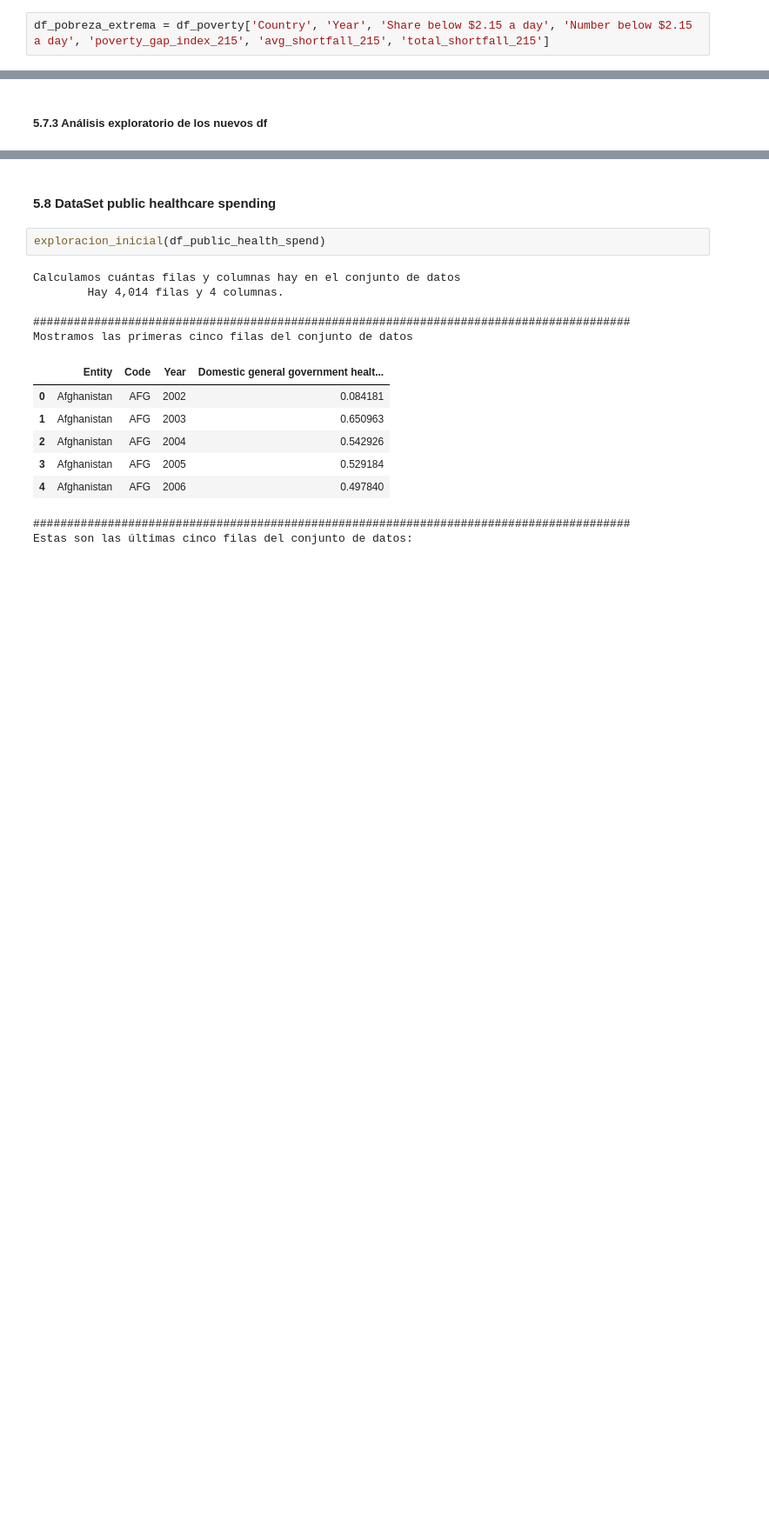
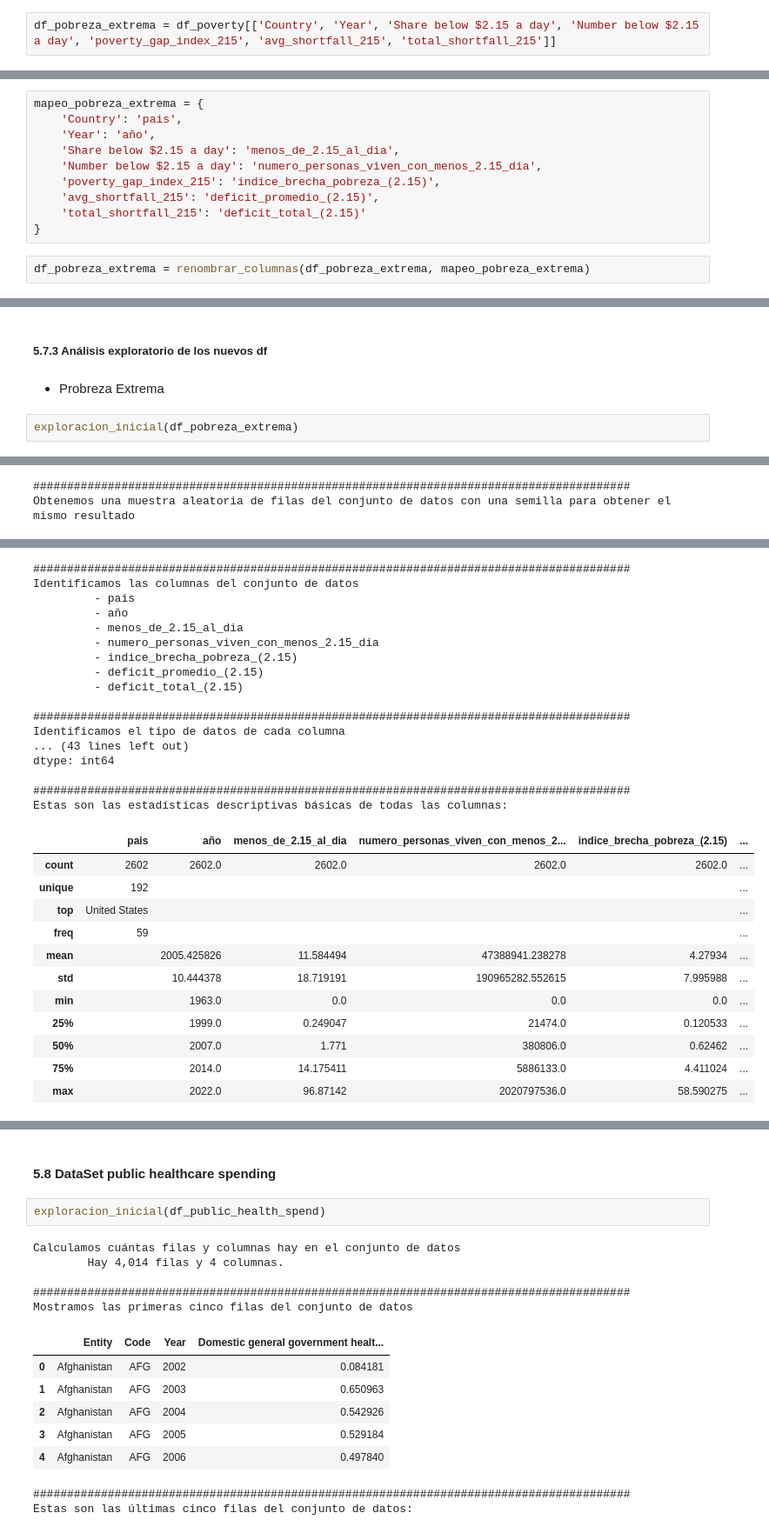
Before and after one commit to Sarah-bzb/TFM_analisis_datos, a Jupyter notebook: exploration_health_v0 - copia.ipynb, the cells around one changed output, grey strips where cells are left out. Shown at 87% size. Drawn from its saved outputs; the diff is of its cells as text; blank space fills up the shorter version.

```diff
--- a/exploration_health_v0 - copia.ipynb
+++ b/exploration_health_v0 - copia.ipynb
@@ -1944,7 +1944,7 @@ dtype: float64
 # %% [markdown]
 a- Creación de DataFrames en función de la medición de las columna
 # %%
-df_pobreza_extrema = df_poverty['Country', 'Year', 'Share below $2.15 a day', 'Number below $2.15 a day', 'poverty_gap_index_215', 'avg_shortfall_215', 'total_shortfall_215']
+df_pobreza_extrema = df_poverty[['Country', 'Year', 'Share below $2.15 a day', 'Number below $2.15 a day', 'poverty_gap_index_215', 'avg_shortfall_215', 'total_shortfall_215']]
 # %%
 df_desigualdad = df_poverty[['Country', 'Year', 'gini', 'decile1_share', 'decile10_share', 'palma_ratio', 's80_s20_ratio', 'p90_p10_ratio']]
 # %%
@@ -2180,0 +2183,12 @@ len(richest_decile)
+# %%
+mapeo_pobreza_extrema = {
+    'Country': 'pais',
+    'Year': 'año',
+    'Share below $2.15 a day': 'menos_de_2.15_al_dia',
+    'Number below $2.15 a day': 'numero_personas_viven_con_menos_2.15_dia',
+    'poverty_gap_index_215': 'indice_brecha_pobreza_(2.15)',
+    'avg_shortfall_215': 'deficit_promedio_(2.15)',
+    'total_shortfall_215': 'deficit_total_(2.15)'
+}
+# %%
+df_pobreza_extrema = renombrar_columnas(df_pobreza_extrema, mapeo_pobreza_extrema)
@@ -2181,2 +2262,7 @@ len(richest_decile)
 # %% [markdown]
 ##### 5.7.3 Análisis exploratorio de los nuevos df
+# %% [markdown]
+-  Probreza Extrema
+# %%
+exploracion_inicial(df_pobreza_extrema)
+# %% [output]
@@ -2182,0 +2288,2 @@ len(richest_decile)
+########################################################################################
+Obtenemos una muestra aleatoria de filas del conjunto de datos con una semilla para obtener el mismo resultado
@@ -2182,0 +2296,29 @@ len(richest_decile)
+########################################################################################
+Identificamos las columnas del conjunto de datos
+         - pais
+         - año
+         - menos_de_2.15_al_dia
+         - numero_personas_viven_con_menos_2.15_dia
+         - indice_brecha_pobreza_(2.15)
+         - deficit_promedio_(2.15)
+         - deficit_total_(2.15)
+
+########################################################################################
+Identificamos el tipo de datos de cada columna
+... (43 lines left out)
+dtype: int64
+
+########################################################################################
+Estas son las estadísticas descriptivas básicas de todas las columnas:
+|  | pais | año | menos_de_2.15_al_dia | numero_personas_viven_con_menos_2... | indice_brecha_pobreza_(2.15) | ... |
+| count | 2602 | 2602.0 | 2602.0 | 2602.0 | 2602.0 | ... |
+| unique | 192 |  |  |  |  | ... |
+| top | United States |  |  |  |  | ... |
+| freq | 59 |  |  |  |  | ... |
+| mean |  | 2005.425826 | 11.584494 | 47388941.238278 | 4.27934 | ... |
+| std |  | 10.444378 | 18.719191 | 190965282.552615 | 7.995988 | ... |
+| min |  | 1963.0 | 0.0 | 0.0 | 0.0 | ... |
+| 25% |  | 1999.0 | 0.249047 | 21474.0 | 0.120533 | ... |
+| 50% |  | 2007.0 | 1.771 | 380806.0 | 0.62462 | ... |
+| 75% |  | 2014.0 | 14.175411 | 5886133.0 | 4.411024 | ... |
+| max |  | 2022.0 | 96.87142 | 2020797536.0 | 58.590275 | ... |
```
Also changed, not shown: parts of 41 cells of this notebook.
